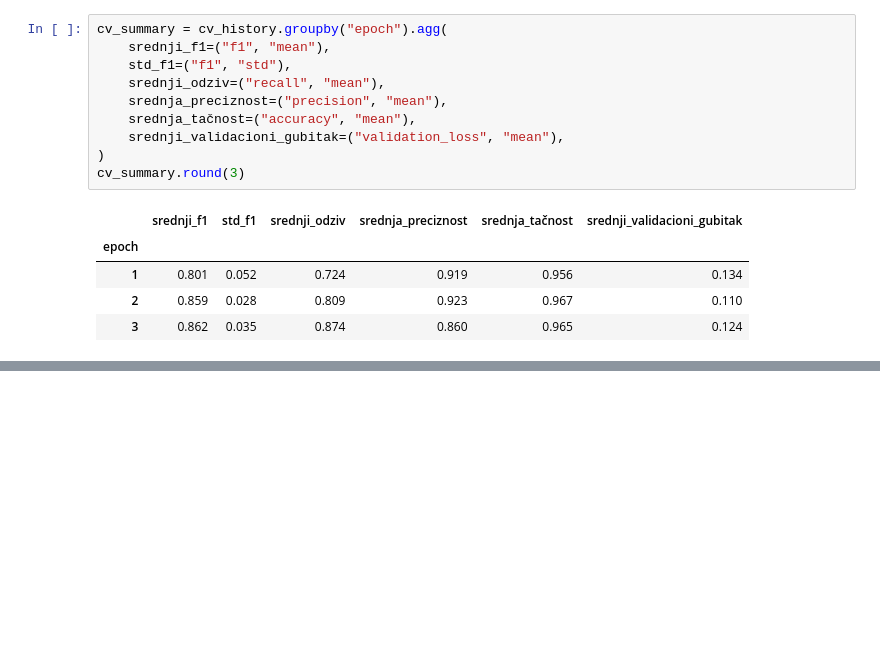
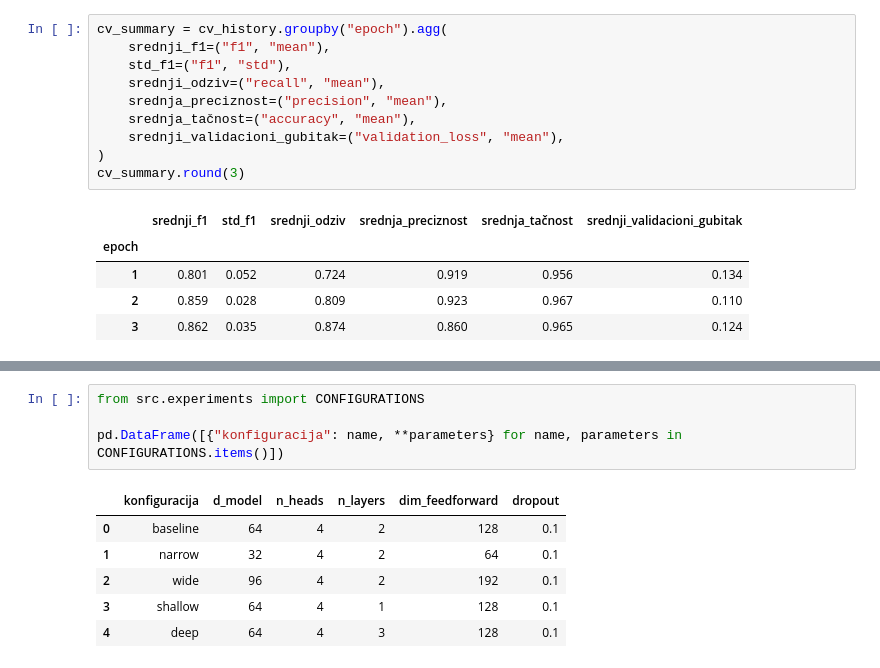
Before and after one commit to bogdanm01/SMS-Spam-Detection, a Jupyter notebook: notebooks/03_dataset_and_model.ipynb, the cells around one changed output, grey strips where cells are left out. Cells and saved outputs as stored; diff of their text form; blank space fills up the shorter version.

```diff
--- a/notebooks/03_dataset_and_model.ipynb
+++ b/notebooks/03_dataset_and_model.ipynb
@@ -364,0 +369,11 @@ U ovom izvršavanju, posle treće epohe F1 za spam kreće se od **0,822** do **0
+# %%
+from src.experiments import CONFIGURATIONS
+
+pd.DataFrame([{"konfiguracija": name, **parameters} for name, parameters in CONFIGURATIONS.items()])
+# %% [output]
+|  | konfiguracija | d_model | n_heads | n_layers | dim_feedforward | dropout |
+| 0 | baseline | 64 | 4 | 2 | 128 | 0.1 |
+| 1 | narrow | 32 | 4 | 2 | 64 | 0.1 |
+| 2 | wide | 96 | 4 | 2 | 192 | 0.1 |
+| 3 | shallow | 64 | 4 | 1 | 128 | 0.1 |
+| 4 | deep | 64 | 4 | 3 | 128 | 0.1 |
```
Also changed, not shown: parts of 12 cells of this notebook, 4 other files.
